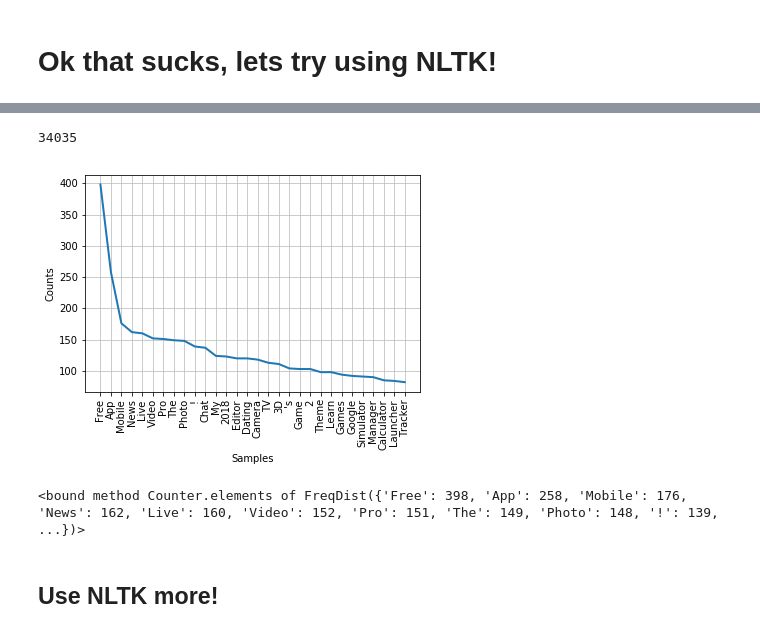
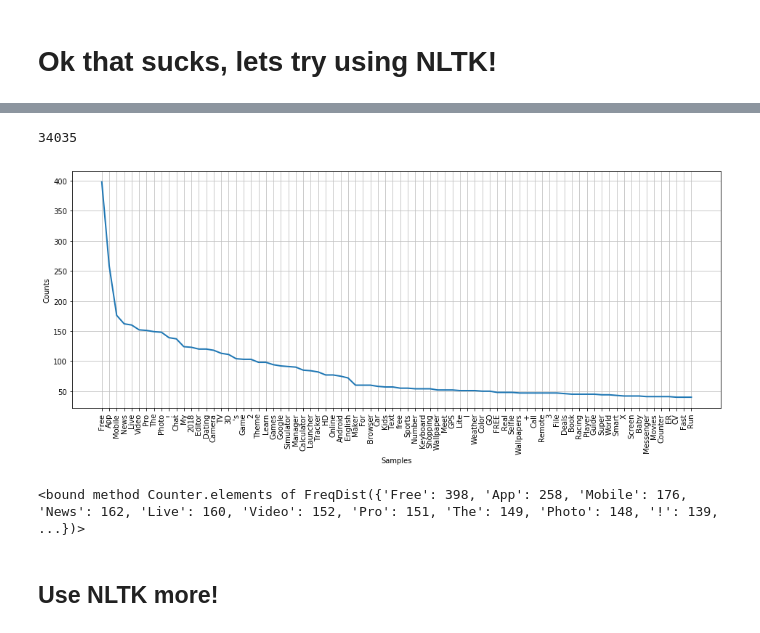
Before and after one commit to DanielColinaCuartin/INFO370-Final-Projects, a Jupyter notebook: pierce_workspace.ipynb, the cells around one changed output, grey strips where cells are left out. Saved outputs shown, nothing was run; the diff lists cells and outputs as text; code cells hidden in the pictures.

```diff
--- a/pierce_workspace.ipynb
+++ b/pierce_workspace.ipynb
@@ -305,32 +306,31 @@ play_features.head(1)
 |  | app | category | size | type | price | content_rating | genres | last_updated | current_ver | ... |
 | 0 | Photo Editor & Candy Camera & Gri... | ART_AND_DESIGN | 19000000.0 | Free | 0.0 | Everyone | Art & Design | January 7, 2018 | 1.0.0 | ... |
 # %%
-from nltk.tokenize import word_tokenize
-from nltk.corpus import stopwords
-
 stop_words=list(stopwords.words("english"))
 
 stop_words.extend(['/', ':', '.', '&', '(', ')', '-', ",", '-', '–'])
 
 words_list = []
 
 for title in play_features.app:
     for word in word_tokenize(title):
         if word not in stop_words:
             words_list.append(word)
 
 print(len(words_list))
 
 from nltk.probability import FreqDist
 
 fdist = FreqDist(words_list)
 
-fdist.plot(30,cumulative=False)
+plt.figure(figsize=(16,6))
+
+fdist.plot(80,cumulative=False)
 
 fdist.elements
 # %% [output]
 34035
-[figure, old version]
+[figure, new version]
 <bound method Counter.elements of FreqDist({'Free': 398, 'App': 258, 'Mobile': 176, 'News': 162, 'Live': 160, 'Video': 152, 'Pro': 151, 'The': 149, 'Photo': 148, '!': 139, ...})>
 # %% [markdown]
 ## Use NLTK more!
```
Also changed, not shown: parts of 10 cells of this notebook.
